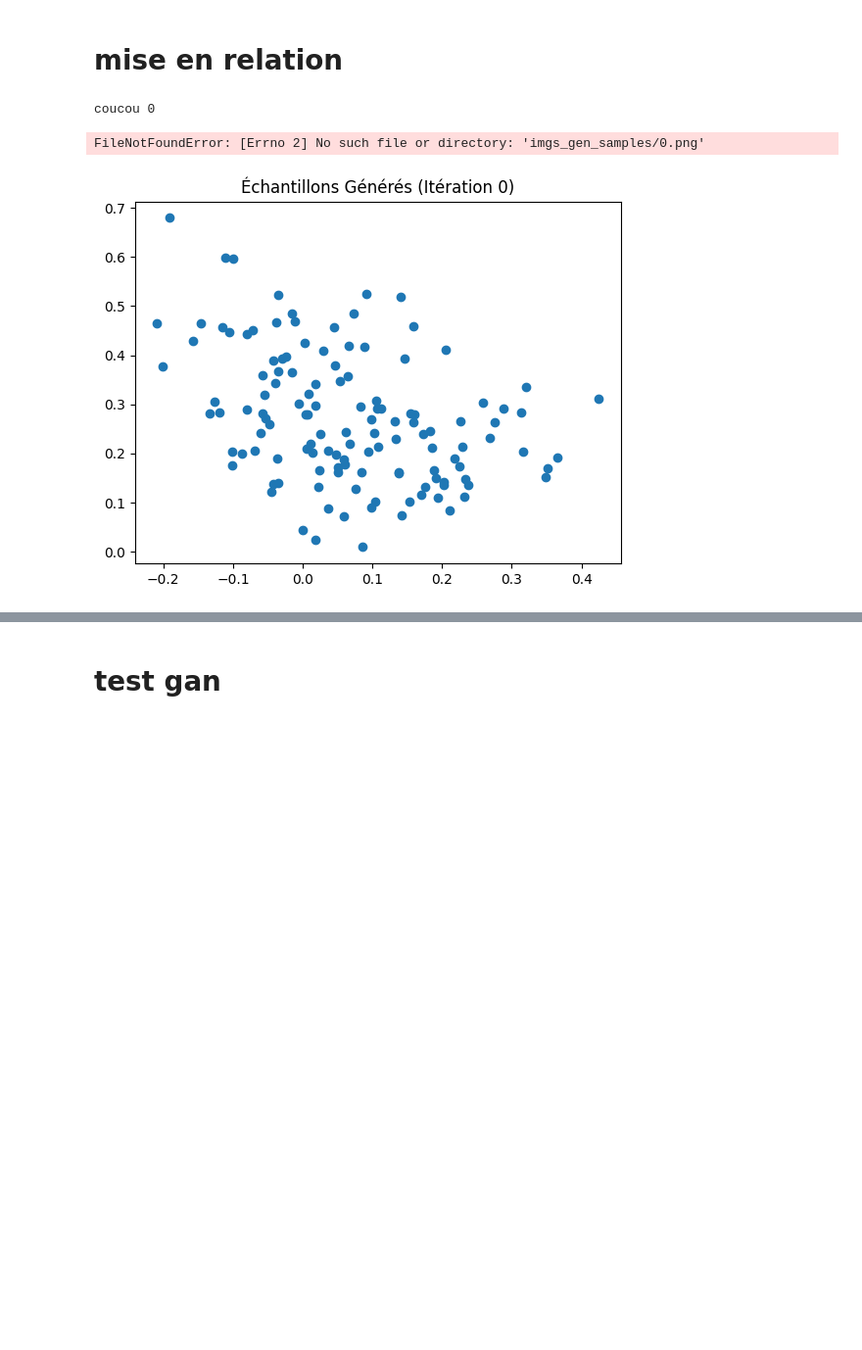
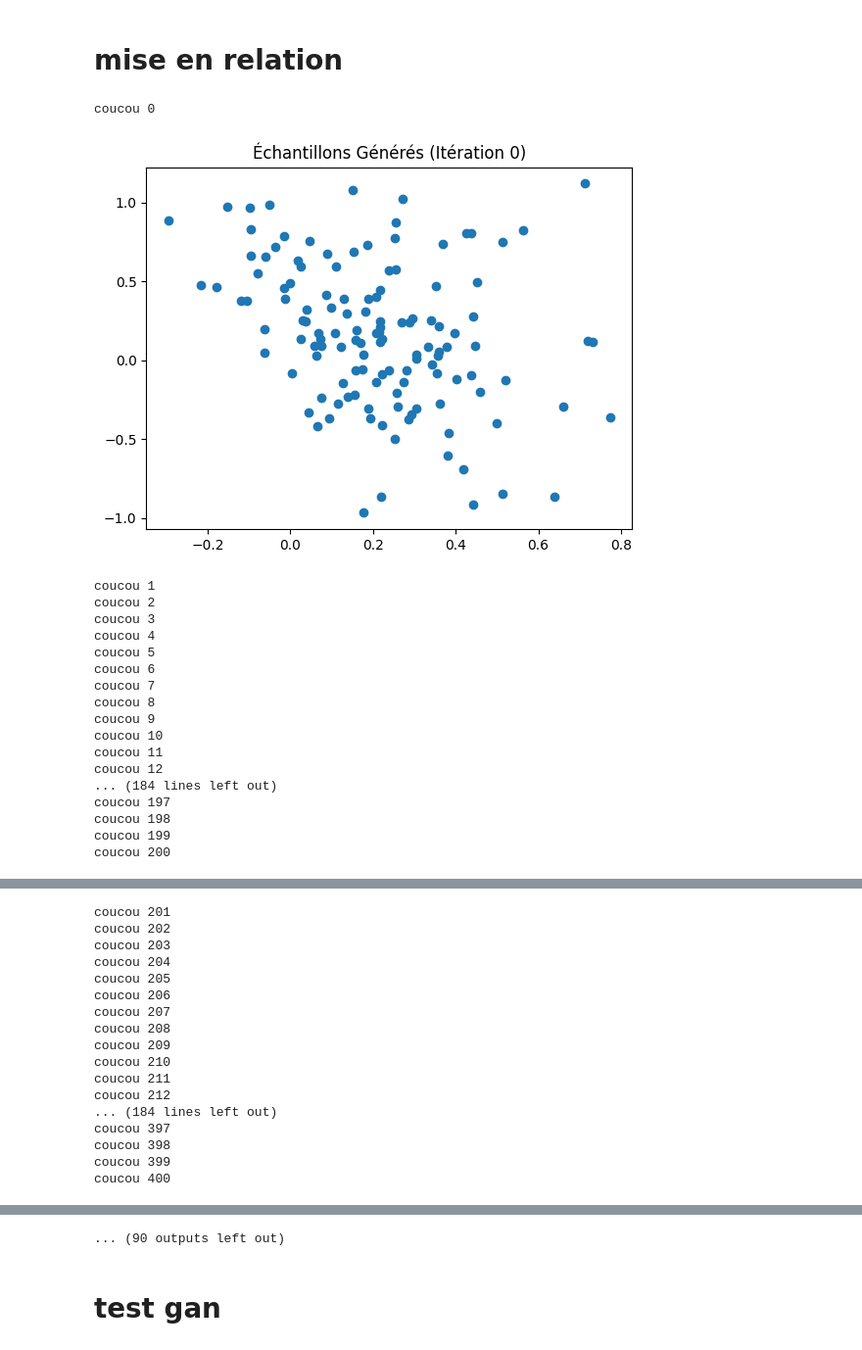
Before and after one commit to croissancecomparee/Deep_learning_classes, a Jupyter notebook: TP8 réseau GAN (2).ipynb, the cells around one changed output, grey strips where cells are left out. Shown at 98% size. Cells and saved outputs as stored; diff of their text form; code cells hidden in the pictures; blank space fills up the shorter version.

```diff
--- a/TP8 réseau GAN (2).ipynb
+++ b/TP8 réseau GAN (2).ipynb
@@ -57,6 +57,7 @@ model_discr = keras.Sequential(
 )
 # %%
 #compile the model and compute the parameters of the model
-model_discr.compile(optimizer='adam',loss='binary_crossentropy', loss_weights=[1,1],metrics='mse')
+model_discr.compile(optimizer='adam',loss='binary_crossentropy')
+model_discr.trainable = False
 # %%
 # model_discr.fit(y_train,s_train,epochs=300,batch_size=32)
@@ -177,7 +164,7 @@ TypeError: tuple indices must be integers or slices, not tuple
 # %% [markdown]
 # mise en relation
 # %%
-N_iter = 10000
+N_iter = 10001
 n_batch = 128
 latent_dim = 5
 
@@ -190,33 +177,52 @@ for i in range(N_iter):
     X_true,s_true = generate_reel_samples(n_batch//2)
     X_fake, s_fake = generate_fake_samples(model_gen,latent_dim,n_batch//2)
 
     X = np.concatenate((X_true,X_fake))
     s = np.concatenate((s_true,s_fake))
 
 
     #entrainement du discriminateur
     model_discr.trainable = True
     model_discr.train_on_batch(X,s)
     model_discr.trainalbe = False
 
     # generation du bruit
     noise = np.random.randn(n_batch,latent_dim)
 
     # on veut que des un en sortie
     y = np.ones(n_batch)
 
     # entrainement du gan
     model_gan.train_on_batch(noise,y)
     print("coucou", i)
 
+
+    # sauvegarde des graphiques toutes les 200 itération
     if (i % 200 == 0):
         noise = np.random.randn(n_batch, latent_dim)
         y_gen = model_gen.predict(noise)
         plt.scatter(y_gen[:,0],y_gen[:,1])
         plt.title(f'Échantillons Générés (Itération {i})')
-        plt.savefig(f'imgs_gen_samples/{i}.png')
+        plt.show()
+#         plt.savefig(f'imgs_gen_samples/{i}.png')
         plt.close()  # Fermer le graphique après la sauvegarde
 # %% [output]
 coucou 0
+[figure, new version]
-FileNotFoundError: [Errno 2] No such file or directory: 'imgs_gen_samples/0.png'
+coucou 1
+coucou 2
+coucou 3
+coucou 4
+coucou 5
+coucou 6
+coucou 7
+coucou 8
+coucou 9
+coucou 10
+coucou 11
+coucou 12
+... (184 lines left out)
+coucou 197
+coucou 198
+coucou 199
+coucou 200
-[figure, old version]
@@ -222,0 +230,17 @@ FileNotFoundError: [Errno 2] No such file or directory: 'imgs_gen_samples/0.png'
+coucou 201
+coucou 202
+coucou 203
+coucou 204
+coucou 205
+coucou 206
+coucou 207
+coucou 208
+coucou 209
+coucou 210
+coucou 211
+coucou 212
+... (184 lines left out)
+coucou 397
+coucou 398
+coucou 399
+coucou 400
@@ -223,3 +302,4 @@ FileNotFoundError: [Errno 2] No such file or directory: 'imgs_gen_samples/0.png'
+... (90 outputs left out)
 # %% [markdown]
 # test gan
 # %%
```
Also changed, not shown: parts of 11 cells of this notebook, 1 other file.
